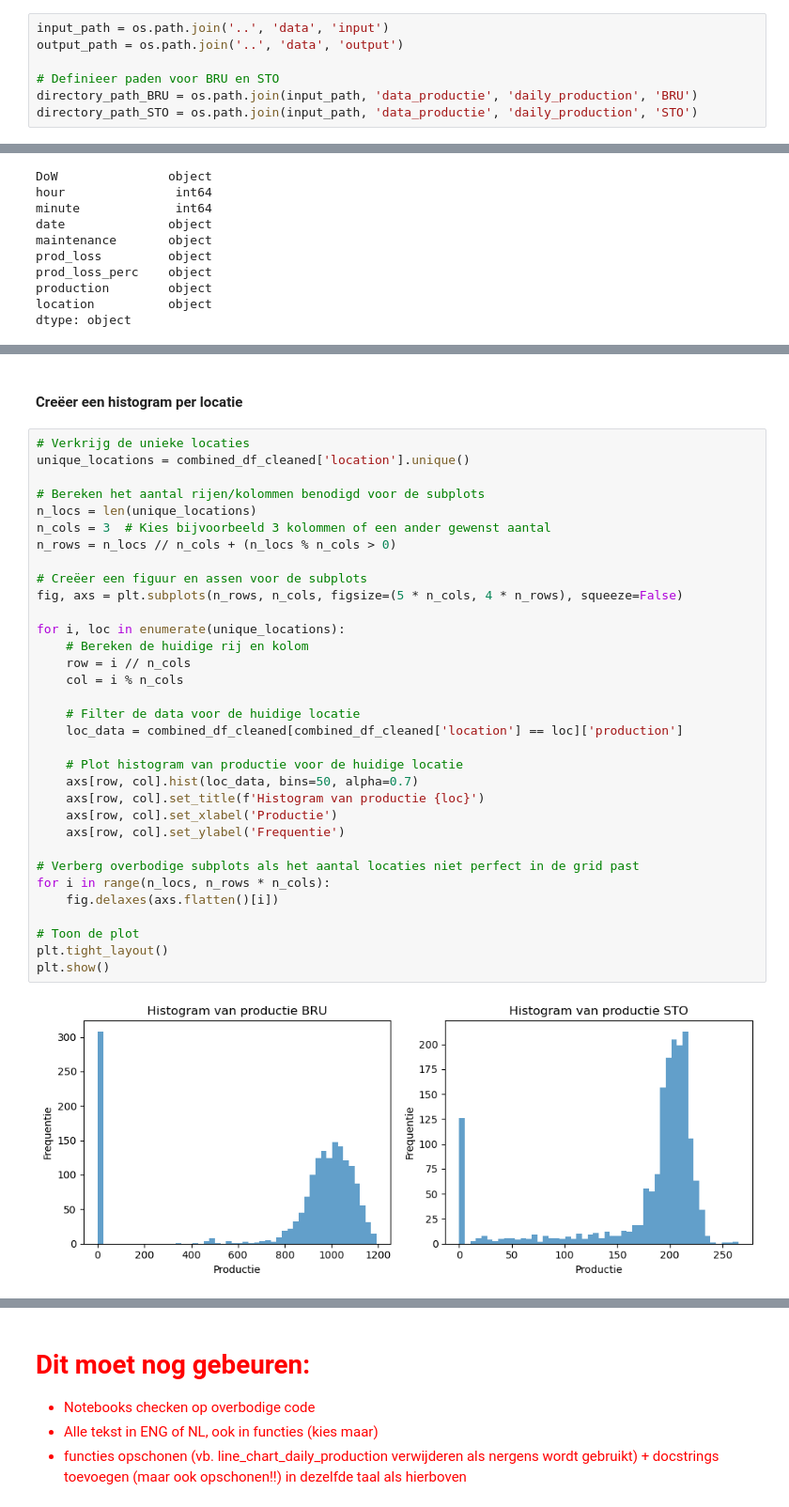
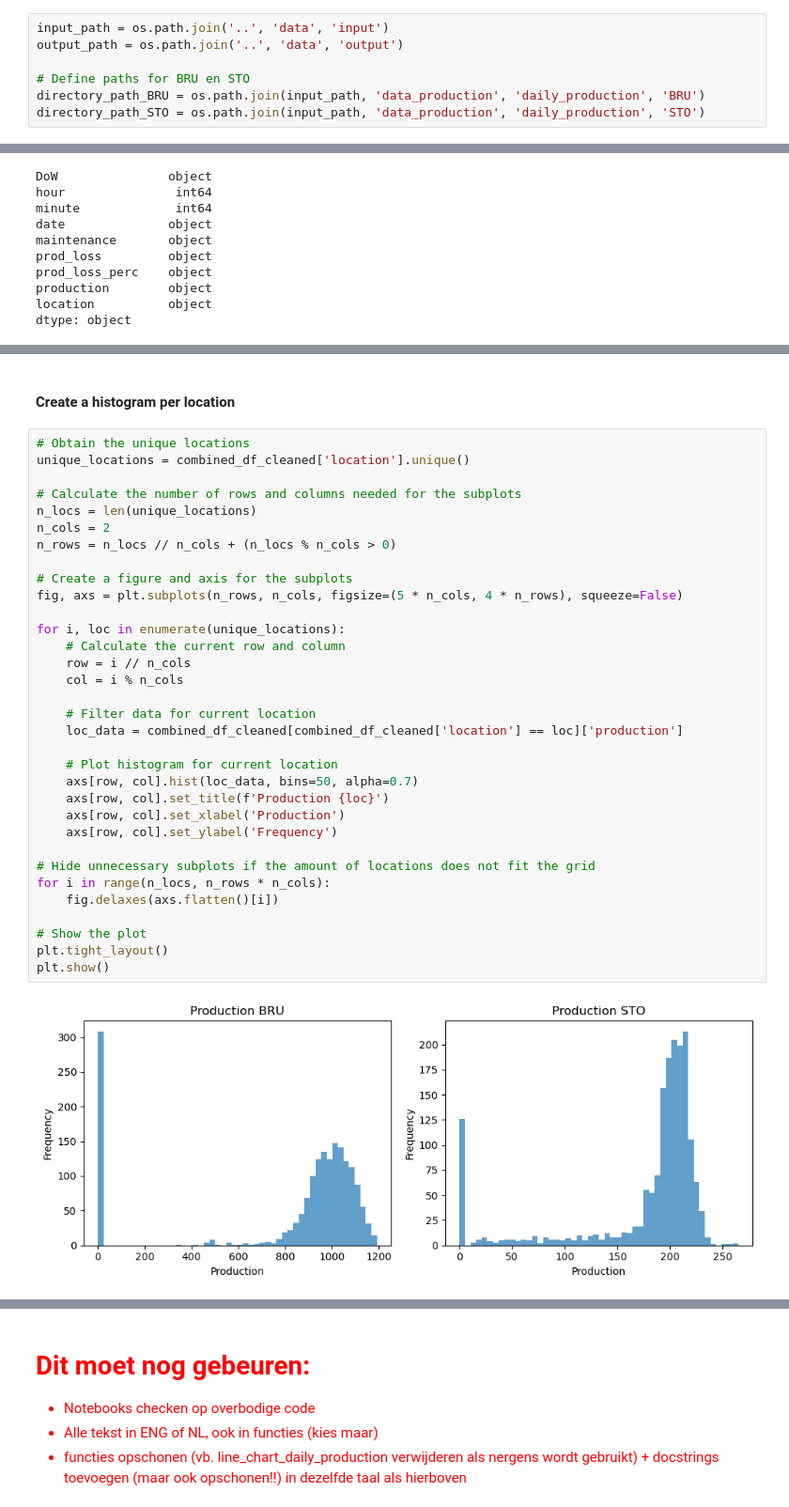
Before and after one commit to craftyraf/project-productie-proces, a Jupyter notebook: notebooks/Deel 1 - productieproces.ipynb, the cells around one changed output, grey strips where cells are left out. Shown at 94% size. Drawn from its saved outputs; the diff is of its cells as text.

```diff
--- a/notebooks/Deel 1 - productieproces.ipynb
+++ b/notebooks/Deel 1 - productieproces.ipynb
@@ -47,7 +49,7 @@
 input_path = os.path.join('..', 'data', 'input')
 output_path = os.path.join('..', 'data', 'output')
 
-# Definieer paden voor BRU en STO
-directory_path_BRU = os.path.join(input_path, 'data_productie', 'daily_production', 'BRU')
-directory_path_STO = os.path.join(input_path, 'data_productie', 'daily_production', 'STO')
+# Define paths for BRU en STO
+directory_path_BRU = os.path.join(input_path, 'data_production', 'daily_production', 'BRU')
+directory_path_STO = os.path.join(input_path, 'data_production', 'daily_production', 'STO')
 # %% [markdown]
@@ -178,40 +178,40 @@ production         int64
 location          object
 dtype: object
 # %% [markdown]
-#### Creëer een histogram per locatie
+#### Create a histogram per location
 # %%
-# Verkrijg de unieke locaties
+# Obtain the unique locations
 unique_locations = combined_df_cleaned['location'].unique()
 
-# Bereken het aantal rijen/kolommen benodigd voor de subplots
+# Calculate the number of rows and columns needed for the subplots
 n_locs = len(unique_locations)
-n_cols = 3  # Kies bijvoorbeeld 3 kolommen of een ander gewenst aantal
+n_cols = 2
 n_rows = n_locs // n_cols + (n_locs % n_cols > 0)
 
-# Creëer een figuur en assen voor de subplots
+# Create a figure and axis for the subplots
 fig, axs = plt.subplots(n_rows, n_cols, figsize=(5 * n_cols, 4 * n_rows), squeeze=False)
 
 for i, loc in enumerate(unique_locations):
-    # Bereken de huidige rij en kolom
+    # Calculate the current row and column
     row = i // n_cols
     col = i % n_cols
 
-    # Filter de data voor de huidige locatie
+    # Filter data for current location
     loc_data = combined_df_cleaned[combined_df_cleaned['location'] == loc]['production']
 
-    # Plot histogram van productie voor de huidige locatie
+    # Plot histogram for current location
     axs[row, col].hist(loc_data, bins=50, alpha=0.7)
-    axs[row, col].set_title(f'Histogram van productie {loc}')
-    axs[row, col].set_xlabel('Productie')
-    axs[row, col].set_ylabel('Frequentie')
+    axs[row, col].set_title(f'Production {loc}')
+    axs[row, col].set_xlabel('Production')
+    axs[row, col].set_ylabel('Frequency')
 
-# Verberg overbodige subplots als het aantal locaties niet perfect in de grid past
+# Hide unnecessary subplots if the amount of locations does not fit the grid
 for i in range(n_locs, n_rows * n_cols):
     fig.delaxes(axs.flatten()[i])
 
-# Toon de plot
+# Show the plot
 plt.tight_layout()
 plt.show()
 # %% [output]
-[figure, old version]
+[figure, new version]
 # %% [markdown]
```
Also changed, not shown: parts of 33 cells of this notebook, 4 other files.
